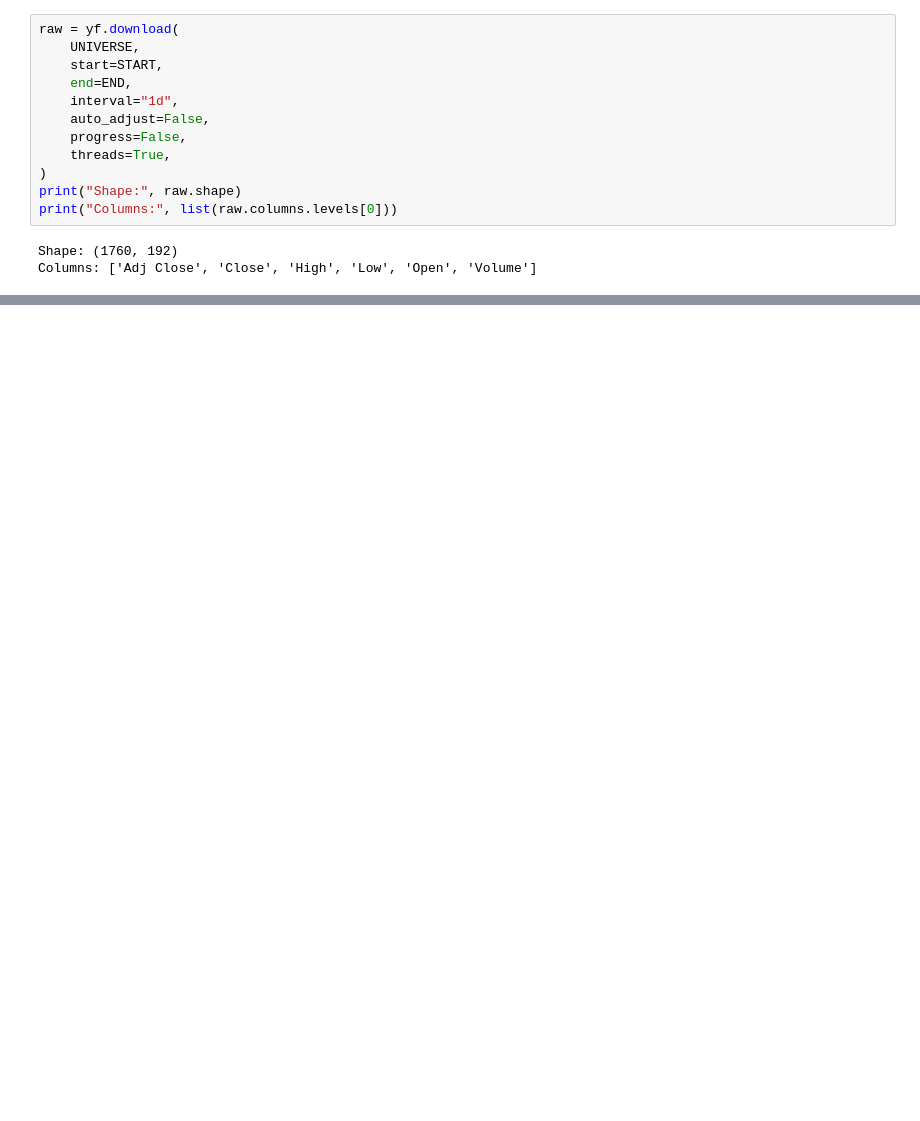
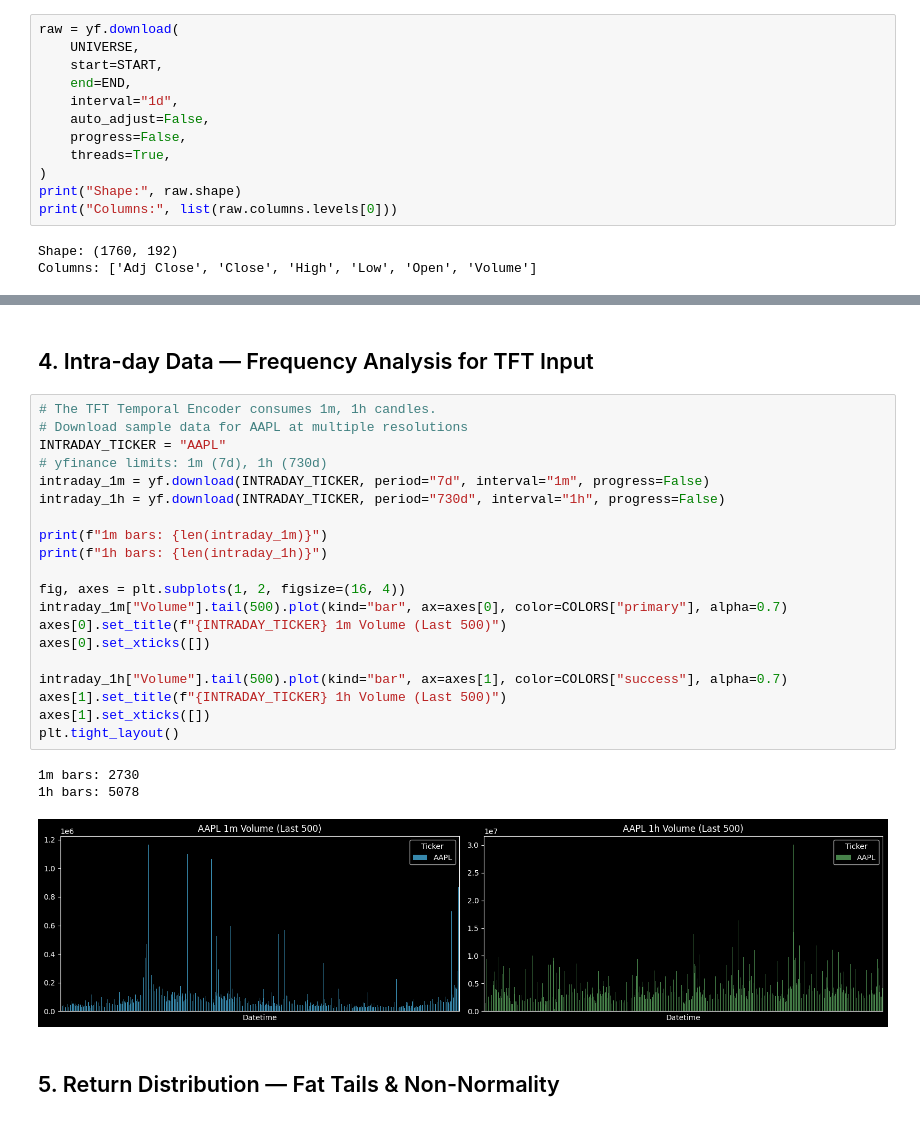
Before and after one commit to franjavi-upct-es/lumina_project, a Jupyter notebook: notebooks/01_data_exploration_yfinance.ipynb, the cells around one changed output, grey strips where cells are left out. Drawn from its saved outputs; the diff is of its cells as text; blank space fills up the shorter version.

```diff
--- a/notebooks/01_data_exploration_yfinance.ipynb
+++ b/notebooks/01_data_exploration_yfinance.ipynb
@@ -85,0 +105,28 @@ should be more correlated than tickers in different sectors.
+# %% [markdown]
+## 4. Intra-day Data — Frequency Analysis for TFT Input
+# %%
+# The TFT Temporal Encoder consumes 1m, 1h candles.
+# Download sample data for AAPL at multiple resolutions
+INTRADAY_TICKER = "AAPL"
+# yfinance limits: 1m (7d), 1h (730d)
+intraday_1m = yf.download(INTRADAY_TICKER, period="7d", interval="1m", progress=False)
+intraday_1h = yf.download(INTRADAY_TICKER, period="730d", interval="1h", progress=False)
+
+print(f"1m bars: {len(intraday_1m)}")
+print(f"1h bars: {len(intraday_1h)}")
+
+fig, axes = plt.subplots(1, 2, figsize=(16, 4))
+intraday_1m["Volume"].tail(500).plot(kind="bar", ax=axes[0], color=COLORS["primary"], alpha=0.7)
+axes[0].set_title(f"{INTRADAY_TICKER} 1m Volume (Last 500)")
+axes[0].set_xticks([])
+
+intraday_1h["Volume"].tail(500).plot(kind="bar", ax=axes[1], color=COLORS["success"], alpha=0.7)
+axes[1].set_title(f"{INTRADAY_TICKER} 1h Volume (Last 500)")
+axes[1].set_xticks([])
+plt.tight_layout()
+# %% [output]
+1m bars: 2730
+1h bars: 5078
+[figure, added]
+# %% [markdown]
+## 5. Return Distribution — Fat Tails & Non-Normality
```
Also changed, not shown: parts of 18 cells of this notebook, 54 other files.
